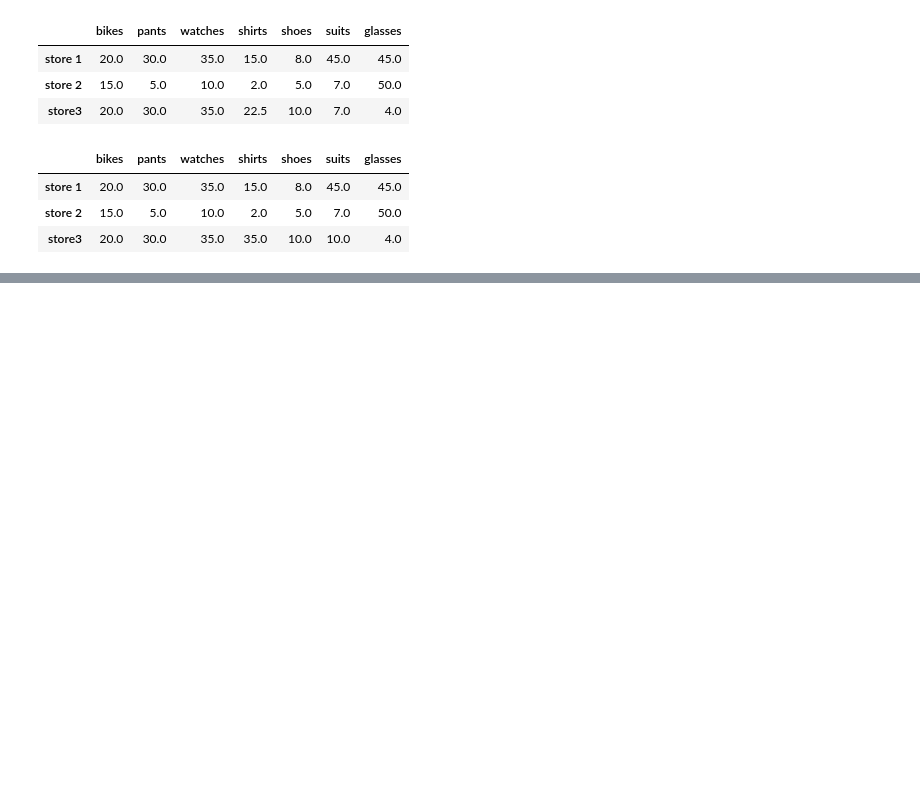
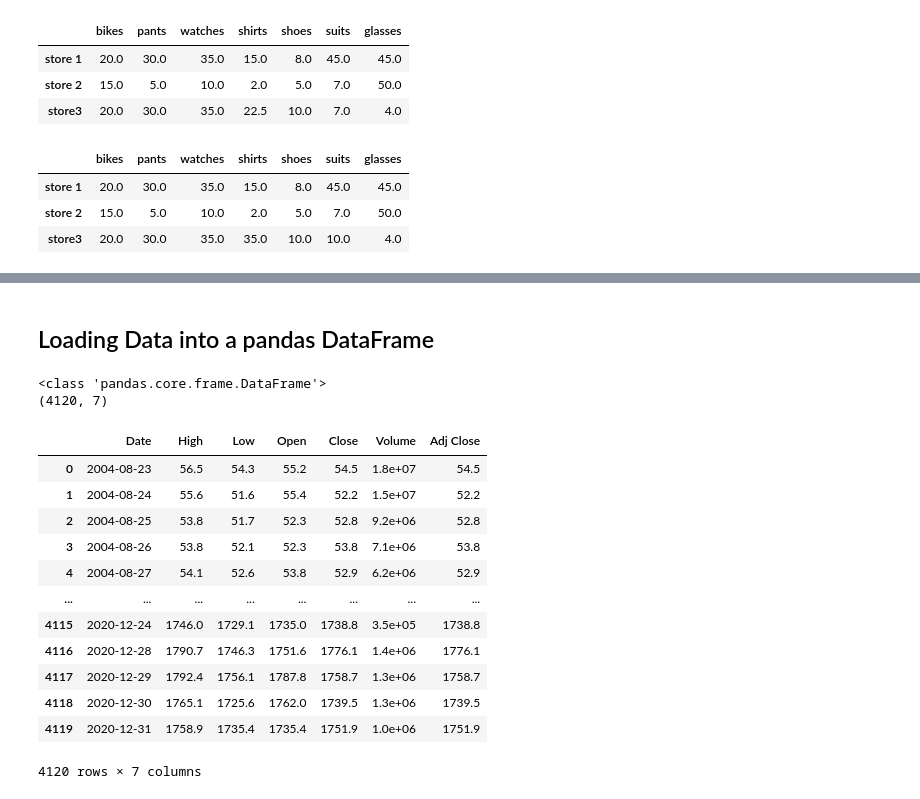
Before and after one commit to clencyc/AWS-Notebooks, a Jupyter notebook: Pandas/Untitled.ipynb, the cells around one changed output, grey strips where cells are left out. Cells and saved outputs as stored; diff of their text form; code cells hidden in the pictures; blank space fills up the shorter version.

```diff
--- a/Pandas/Untitled.ipynb
+++ b/Pandas/Untitled.ipynb
@@ -605,0 +608,26 @@ store_items.ffill(axis=1)
+# %%
+import pandas as pd
+import numpy as np
+
+# DO NOT CHANGE THE VARIABLE NAMES
+
+# Set the precision of our dataframes to one decimal place.
+# had an error, due to {pd.set_option('precision', 1)}
+pd.set_option('display.precision', 1)
+
+# Create a Pandas DataFrame that contains the ratings some users have given to a series of books.
+# The ratings given are in the range from 1 to 5, with 5 being the best score.
+# The names of the books, the corresponding authors, and the ratings of each user are given below:
+
+books = pd.Series(data = ['Great Expectations', 'Of Mice and Men', 'Romeo and Juliet', 'The Time Machine', 'Alice in Wonderland' ])
+authors = pd.Series(data = ['Charles Dickens', 'John Steinbeck', 'William Shakespeare', ' H. G. Wells', 'Lewis Carroll' ])
+
+# User ratings are in the order of the book titles mentioned above
+# If a user has not rated all books, Pandas will automatically consider the missing values as NaN.
+# If a user has mentioned `np.nan` value, then also it means that the user has not yet rated that book.
+user_1 = pd.Series(data = [3.2, np.nan ,2.5])
+user_2 = pd.Series(data = [5., 1.3, 4.0, 3.8])
+user_3 = pd.Series(data = [2.0, 2.3, np.nan, 4])
+user_4 = pd.Series(data = [4, 3.5, 4, 5, 4.2])
+
+# Add inline comments
@@ -605,0 +734,2 @@ store_items.ffill(axis=1)
+# %% [markdown]
+## Loading Data into a pandas DataFrame
@@ -605,0 +738,24 @@ store_items.ffill(axis=1)
+# %%
+google_stock = pd.read_csv('./GOOG.csv')
+
+print(type(google_stock))
+print(google_stock.shape)
+# %% [output]
+<class 'pandas.core.frame.DataFrame'>
+(4120, 7)
+# %%
+google_stock
+# %% [output]
+|  | Date | High | Low | Open | Close | Volume | Adj Close |
+| 0 | 2004-08-23 | 56.5 | 54.3 | 55.2 | 54.5 | 1.8e+07 | 54.5 |
+| 1 | 2004-08-24 | 55.6 | 51.6 | 55.4 | 52.2 | 1.5e+07 | 52.2 |
+| 2 | 2004-08-25 | 53.8 | 51.7 | 52.3 | 52.8 | 9.2e+06 | 52.8 |
+| 3 | 2004-08-26 | 53.8 | 52.1 | 52.3 | 53.8 | 7.1e+06 | 53.8 |
+| 4 | 2004-08-27 | 54.1 | 52.6 | 53.8 | 52.9 | 6.2e+06 | 52.9 |
+| ... | ... | ... | ... | ... | ... | ... | ... |
+| 4115 | 2020-12-24 | 1746.0 | 1729.1 | 1735.0 | 1738.8 | 3.5e+05 | 1738.8 |
+| 4116 | 2020-12-28 | 1790.7 | 1746.3 | 1751.6 | 1776.1 | 1.4e+06 | 1776.1 |
+| 4117 | 2020-12-29 | 1792.4 | 1756.1 | 1787.8 | 1758.7 | 1.3e+06 | 1758.7 |
+| 4118 | 2020-12-30 | 1765.1 | 1725.6 | 1762.0 | 1739.5 | 1.3e+06 | 1739.5 |
+| 4119 | 2020-12-31 | 1758.9 | 1735.4 | 1735.4 | 1751.9 | 1.0e+06 | 1751.9 |
+4120 rows × 7 columns
```
Also changed, not shown: parts of 21 cells of this notebook, 3 other files.
